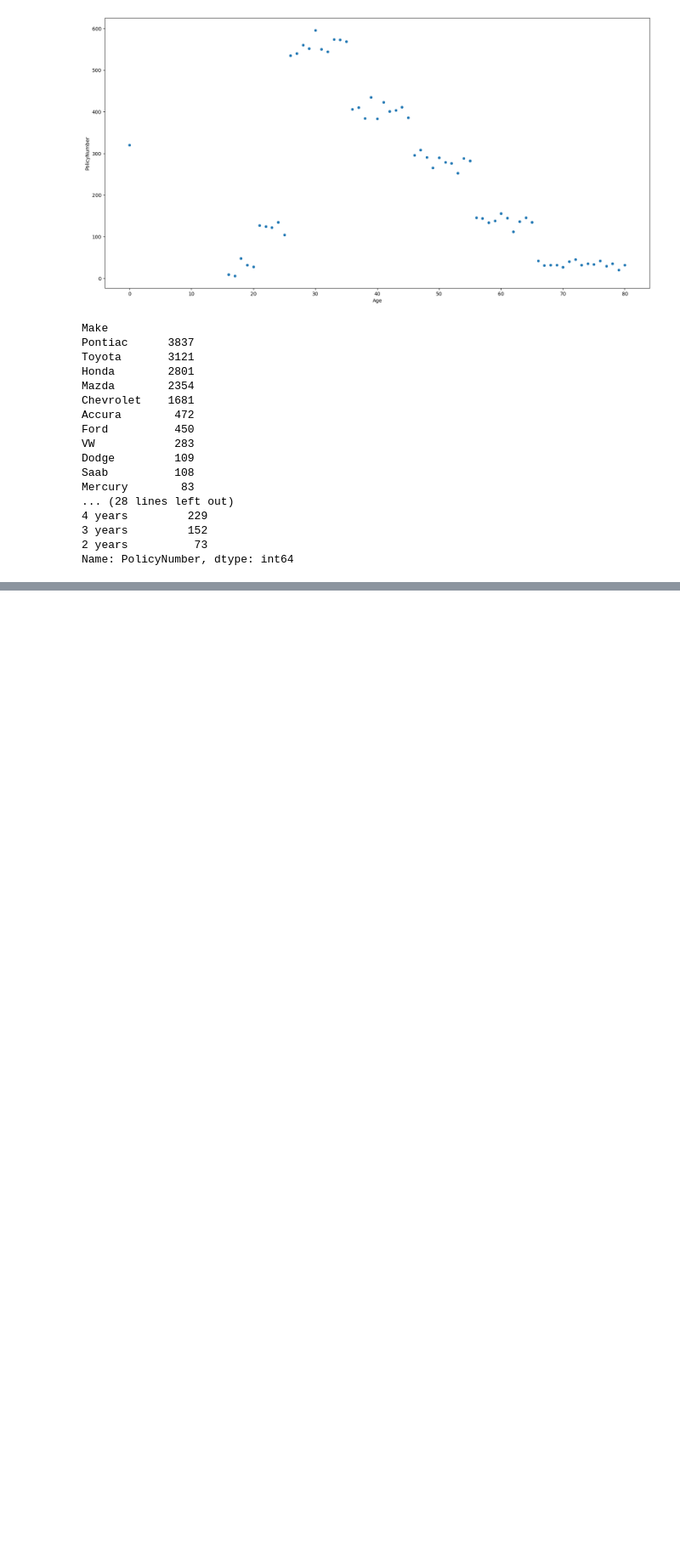
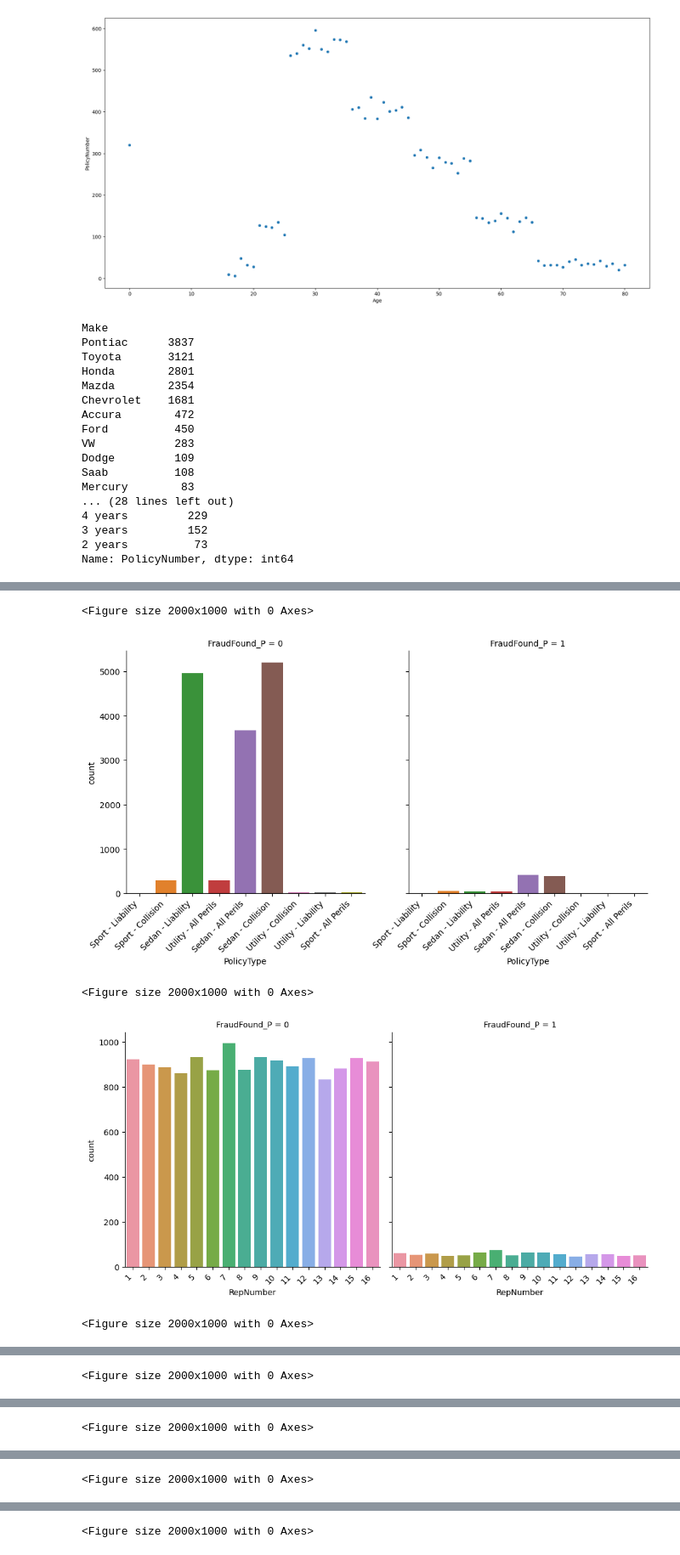
Before and after one commit to Marcos-Verdi/DA_Cls_carInsuranceFraud, a Jupyter notebook: car_insurance_fraud_analysis.ipynb, the cells around one changed output, grey strips where cells are left out. Shown: that part at 85% size. Cells and saved outputs as stored; diff of their text form; code cells hidden in the pictures; blank space fills up the shorter version.

```diff
--- a/car_insurance_fraud_analysis.ipynb
+++ b/car_insurance_fraud_analysis.ipynb
@@ -285,3 +281,10 @@ Mercury        83
 3 years         152
 2 years          73
 Name: PolicyNumber, dtype: int64
+# %%
+policy_factors_cols = ['PolicyType','RepNumber','Deductible', 'DriverRating', 'PastNumberOfClaims','AgeOfPolicyHolder','BasePolicy','Days_Policy_Accident','Days_Policy_Claim',]
+event_factors_cols = ['PoliceReportFiled', 'WitnessPresent', 'AgentType','NumberOfSuppliments', 'AddressChange_Claim', 'NumberOfCars']
+# %%
+for col in policy_factors_cols:
+    t = df.groupby(col).count()['PolicyNumber'].sort_values(ascending=False)
+    print(t)
@@ -287,0 +309,11 @@ Name: PolicyNumber, dtype: int64
+# %%
+for col in policy_factors_cols[0:-2]:
+    plt.figure(figsize=(20,10))
+    g = sns.catplot(data=df,x=col,col='FraudFound_P',kind='count')
+    g.set_xticklabels(rotation=45,horizontalalignment='right')
+# %% [output]
+<Figure size 2000x1000 with 0 Axes>
+[figure, added]
+<Figure size 2000x1000 with 0 Axes>
+[figure, added]
+<Figure size 2000x1000 with 0 Axes>
@@ -287,0 +321 @@ Name: PolicyNumber, dtype: int64
+<Figure size 2000x1000 with 0 Axes>
@@ -287,0 +323 @@ Name: PolicyNumber, dtype: int64
+<Figure size 2000x1000 with 0 Axes>
@@ -287,0 +325 @@ Name: PolicyNumber, dtype: int64
+<Figure size 2000x1000 with 0 Axes>
@@ -287,0 +327 @@ Name: PolicyNumber, dtype: int64
+<Figure size 2000x1000 with 0 Axes>
```
Also changed, not shown: parts of 4 cells of this notebook.
